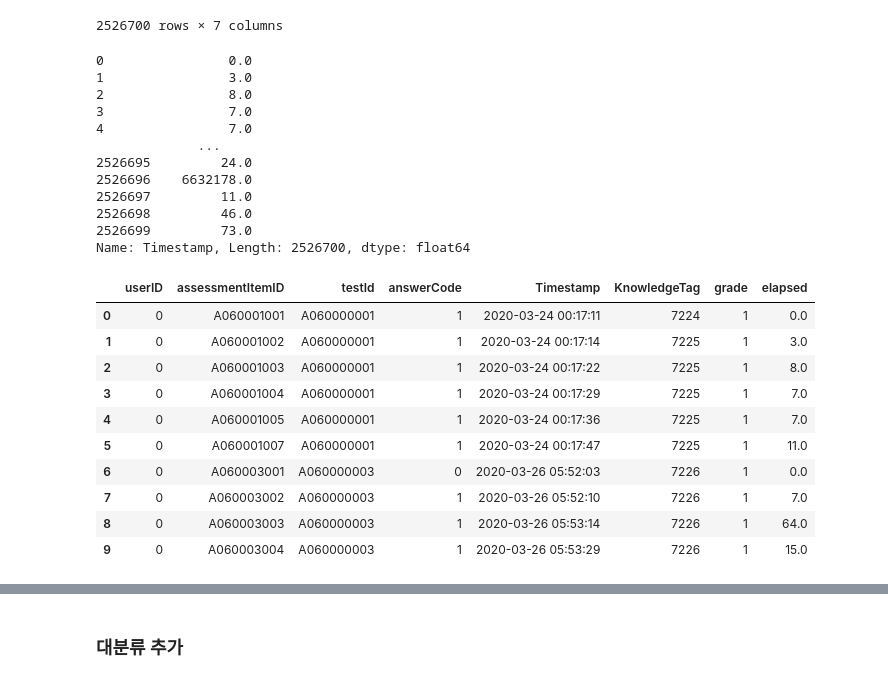
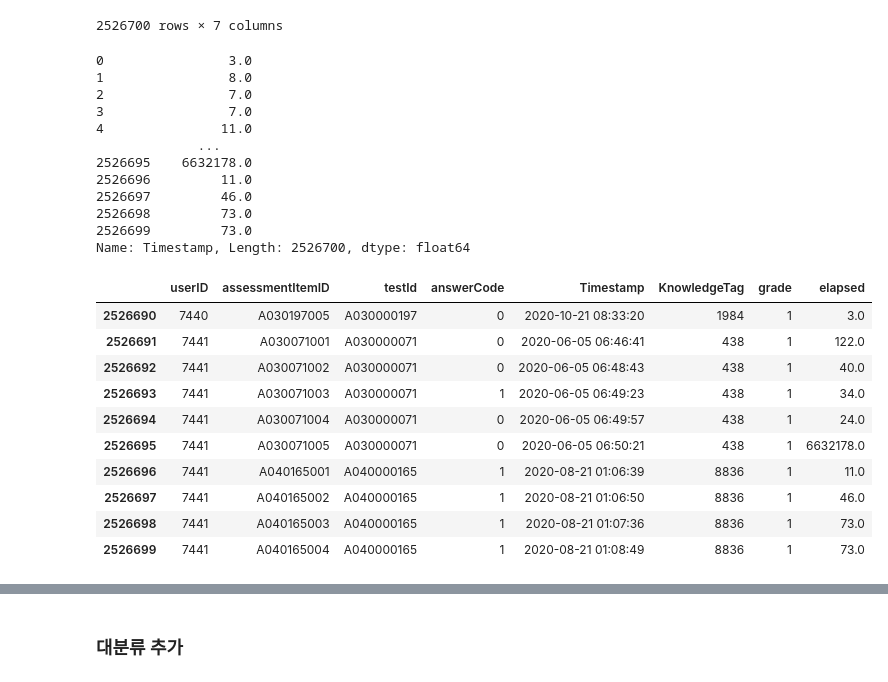
Before and after one commit to boostcampaitech4lv23recsys2/level2_dkt_recsys-level2-recsys-10, a Jupyter notebook: code/FE_kuuneeee.ipynb, the cells around one changed output, grey strips where cells are left out. Cells and saved outputs as stored; diff of their text form; code cells hidden in the pictures.

```diff
--- a/code/FE_kuuneeee.ipynb
+++ b/code/FE_kuuneeee.ipynb
@@ -64,7 +66,7 @@ user_id = list(data['userID'].unique())
 ## User별 Category 각각의 count, acc, elapsetime
 Category : 대분류(시험지 카테고리), 중분류(시험지번호), 소분류(문항번호)
 # %%
-data = pd.read_csv(data_path + 'total_data.csv', parse_dates=["Timestamp"])
+data = pd.read_csv(data_path + 'total_data_test.csv', parse_dates=["Timestamp"])
 # %%
 data.head()
 # %% [output]
@@ -76,0 +79,3 @@ data.head()
+# %%
+data['tag_count'] = data.groupby('userID')['KnowledgeTag'].cumcount()
+data['tag_count'].isna().sum()
@@ -95,36 +102,37 @@ data
 | 2526699 | 7441 | A040165004 | A040000165 | 1 | 2020-08-21 01:08:49 | 8836 | 1 |
 2526700 rows × 7 columns
 # %%
-elapsed = data.loc[:,['userID','Timestamp']].groupby('userID').diff().fillna(pd.Timedelta(seconds=0))
-elapsed = elapsed.fillna(pd.Timedelta(seconds=0))
+elapsed = data.loc[:,['userID','Timestamp']].groupby('userID').diff().shift(-1).fillna(method='ffill')#.fillna(pd.Timedelta(seconds=0))
+
+# elapsed = elapsed.fillna(pd.Timedelta(seconds=0))
 elapsed = elapsed['Timestamp'].apply(lambda x: x.total_seconds())
 elapsed
 # %% [output]
-0                0.0
-1                3.0
-2                8.0
+0                3.0
+1                8.0
+2                7.0
 3                7.0
-4                7.0
+4               11.0
              ...
-2526695         24.0
-2526696    6632178.0
-2526697         11.0
-2526698         46.0
+2526695    6632178.0
+2526696         11.0
+2526697         46.0
+2526698         73.0
 2526699         73.0
 Name: Timestamp, Length: 2526700, dtype: float64
 # %%
 data['elapsed'] = elapsed
-data['elapsed'] = data['elapsed'].apply(lambda x: x if x < 600 and x>=0 else 0)
-data.head(10)
+# data['elapsed'] = data['elapsed'].apply(lambda x: x if x < 600 and x>=0 else -1)
+data.tail(10)
 # %% [output]
 |  | userID | assessmentItemID | testId | answerCode | Timestamp | KnowledgeTag | grade | elapsed |
-| 0 | 0 | A060001001 | A060000001 | 1 | 2020-03-24 00:17:11 | 7224 | 1 | 0.0 |
-| 1 | 0 | A060001002 | A060000001 | 1 | 2020-03-24 00:17:14 | 7225 | 1 | 3.0 |
-| 2 | 0 | A060001003 | A060000001 | 1 | 2020-03-24 00:17:22 | 7225 | 1 | 8.0 |
-| 3 | 0 | A060001004 | A060000001 | 1 | 2020-03-24 00:17:29 | 7225 | 1 | 7.0 |
-| 4 | 0 | A060001005 | A060000001 | 1 | 2020-03-24 00:17:36 | 7225 | 1 | 7.0 |
-| 5 | 0 | A060001007 | A060000001 | 1 | 2020-03-24 00:17:47 | 7225 | 1 | 11.0 |
-| 6 | 0 | A060003001 | A060000003 | 0 | 2020-03-26 05:52:03 | 7226 | 1 | 0.0 |
-| 7 | 0 | A060003002 | A060000003 | 1 | 2020-03-26 05:52:10 | 7226 | 1 | 7.0 |
-| 8 | 0 | A060003003 | A060000003 | 1 | 2020-03-26 05:53:14 | 7226 | 1 | 64.0 |
-| 9 | 0 | A060003004 | A060000003 | 1 | 2020-03-26 05:53:29 | 7226 | 1 | 15.0 |
+| 2526690 | 7440 | A030197005 | A030000197 | 0 | 2020-10-21 08:33:20 | 1984 | 1 | 3.0 |
+| 2526691 | 7441 | A030071001 | A030000071 | 0 | 2020-06-05 06:46:41 | 438 | 1 | 122.0 |
+| 2526692 | 7441 | A030071002 | A030000071 | 0 | 2020-06-05 06:48:43 | 438 | 1 | 40.0 |
+| 2526693 | 7441 | A030071003 | A030000071 | 1 | 2020-06-05 06:49:23 | 438 | 1 | 34.0 |
+| 2526694 | 7441 | A030071004 | A030000071 | 0 | 2020-06-05 06:49:57 | 438 | 1 | 24.0 |
+| 2526695 | 7441 | A030071005 | A030000071 | 0 | 2020-06-05 06:50:21 | 438 | 1 | 6632178.0 |
+| 2526696 | 7441 | A040165001 | A040000165 | 1 | 2020-08-21 01:06:39 | 8836 | 1 | 11.0 |
+| 2526697 | 7441 | A040165002 | A040000165 | 1 | 2020-08-21 01:06:50 | 8836 | 1 | 46.0 |
+| 2526698 | 7441 | A040165003 | A040000165 | 1 | 2020-08-21 01:07:36 | 8836 | 1 | 73.0 |
+| 2526699 | 7441 | A040165004 | A040000165 | 1 | 2020-08-21 01:08:49 | 8836 | 1 | 73.0 |
```
Also changed, not shown: parts of 21 cells of this notebook, 7 other files.
